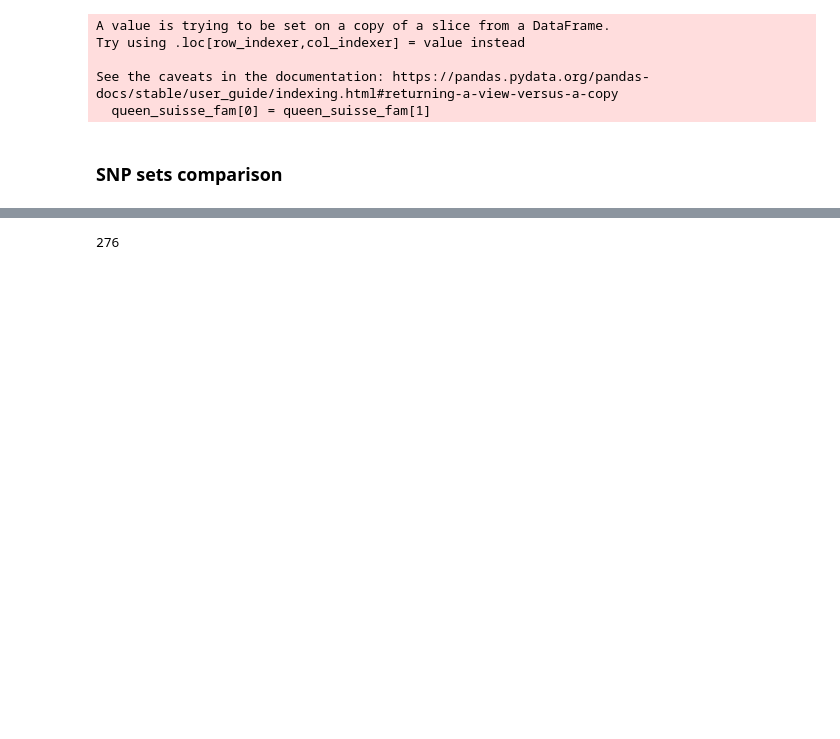
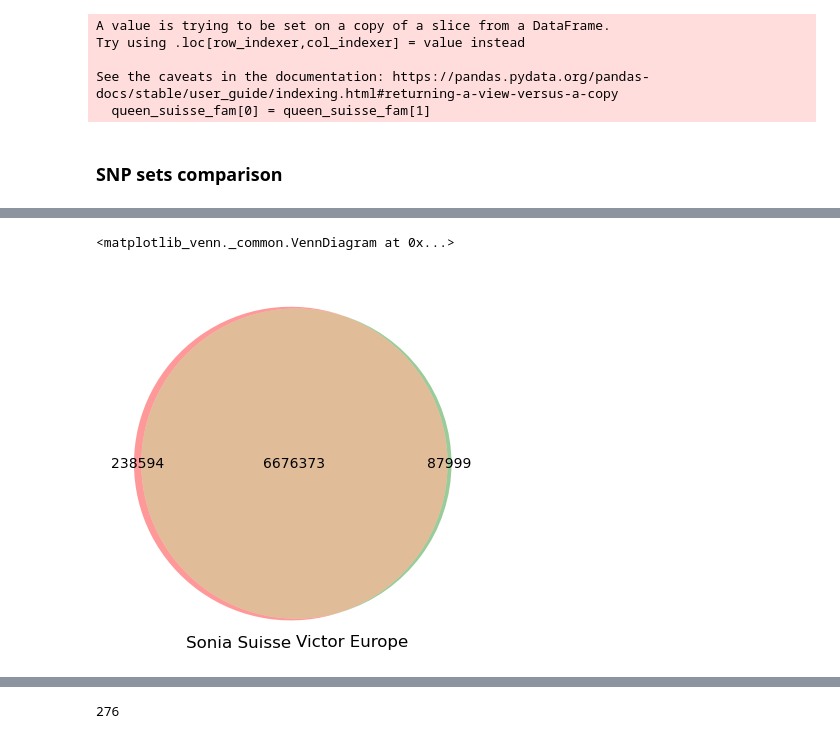
Before and after one commit to victorrossier/plan-b-omics, a Jupyter notebook: notebooks/queen_genotypes_stats.ipynb, the cells around one changed output, grey strips where cells are left out. Drawn from its saved outputs; the diff is of its cells as text; code cells hidden in the pictures; blank space fills up the shorter version.

```diff
--- a/notebooks/queen_genotypes_stats.ipynb
+++ b/notebooks/queen_genotypes_stats.ipynb
@@ -180,0 +157,3 @@ suisse_bim
+# %%
+suisse_bim = pd.read_csv('{}suisse/suisse.bim'.format(suisse_path), sep='\t', header=None)
+queen_bim = pd.read_csv('{}hom_pop/hom_pop.bim'.format(genotype_path), sep='\t', header=None)
@@ -180,0 +177,5 @@ suisse_bim
+# %%
+venn2([set(suisse_bim[1]), set(queen_bim[1])], set_labels=("Sonia Suisse", "Victor Europe"))
+# %% [output]
+<matplotlib_venn._common.VennDiagram at 0x...>
+[figure, added]
```
Also changed, not shown: parts of 52 cells of this notebook, 10 other files.
